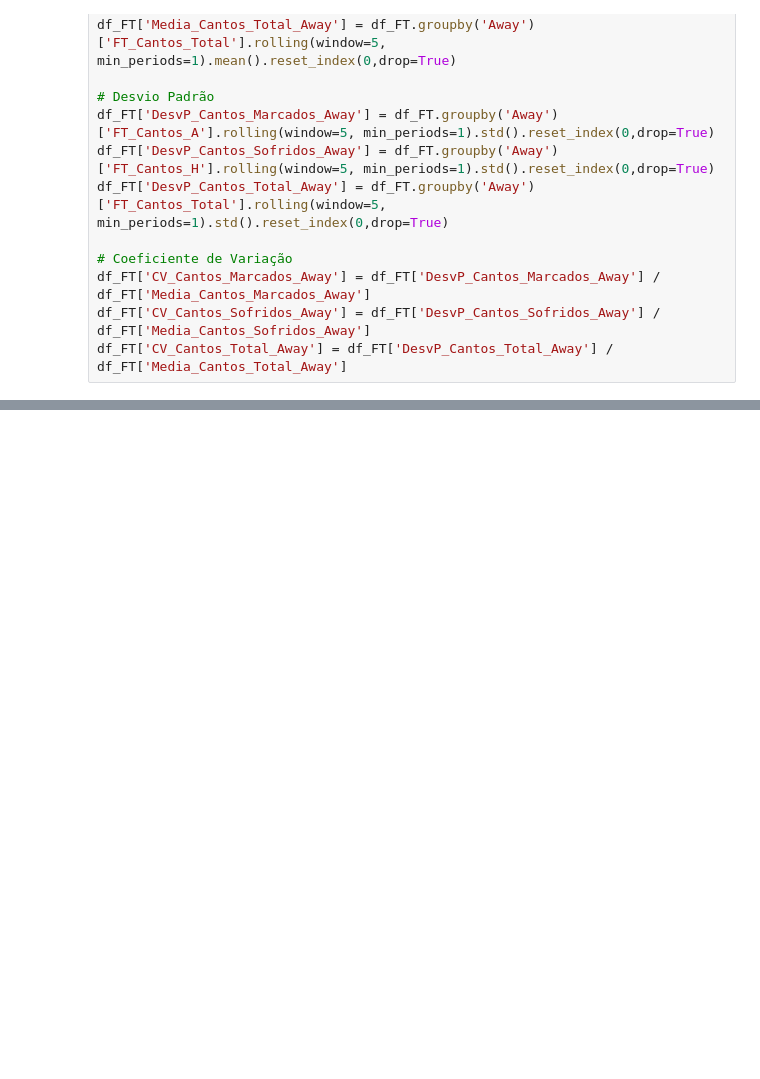
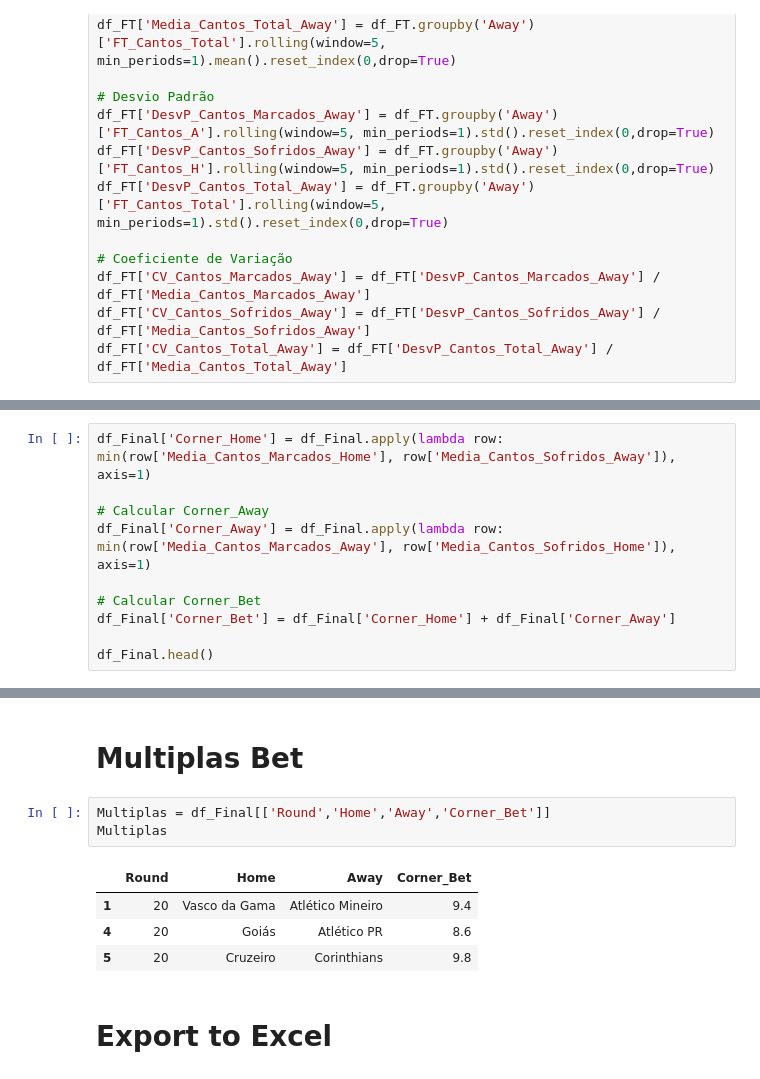
Before and after one commit to lobaoar/BetX, a Jupyter notebook: BetX_Test2.ipynb, the cells around one changed output, grey strips where cells are left out. Drawn from its saved outputs; the diff is of its cells as text; blank space fills up the shorter version.

```diff
--- a/BetX_Test2.ipynb
+++ b/BetX_Test2.ipynb
@@ -327,0 +333,10 @@ except Exception as e:
+# %%
+df_Final['Corner_Home'] = df_Final.apply(lambda row: min(row['Media_Cantos_Marcados_Home'], row['Media_Cantos_Sofridos_Away']), axis=1)
+
+# Calcular Corner_Away
+df_Final['Corner_Away'] = df_Final.apply(lambda row: min(row['Media_Cantos_Marcados_Away'], row['Media_Cantos_Sofridos_Home']), axis=1)
+
+# Calcular Corner_Bet
+df_Final['Corner_Bet'] = df_Final['Corner_Home'] + df_Final['Corner_Away']
+
+df_Final.head()
@@ -327,0 +348,12 @@ except Exception as e:
+# %% [markdown]
+# Multiplas Bet
+# %%
+Multiplas = df_Final[['Round','Home','Away','Corner_Bet']]
+Multiplas
+# %% [output]
+|  | Round | Home | Away | Corner_Bet |
+| 1 | 20 | Vasco da Gama | Atlético Mineiro | 9.4 |
+| 4 | 20 | Goiás | Atlético PR | 8.6 |
+| 5 | 20 | Cruzeiro | Corinthians | 9.8 |
+# %% [markdown]
+# Export to Excel
```
Also changed, not shown: parts of 19 cells of this notebook.
